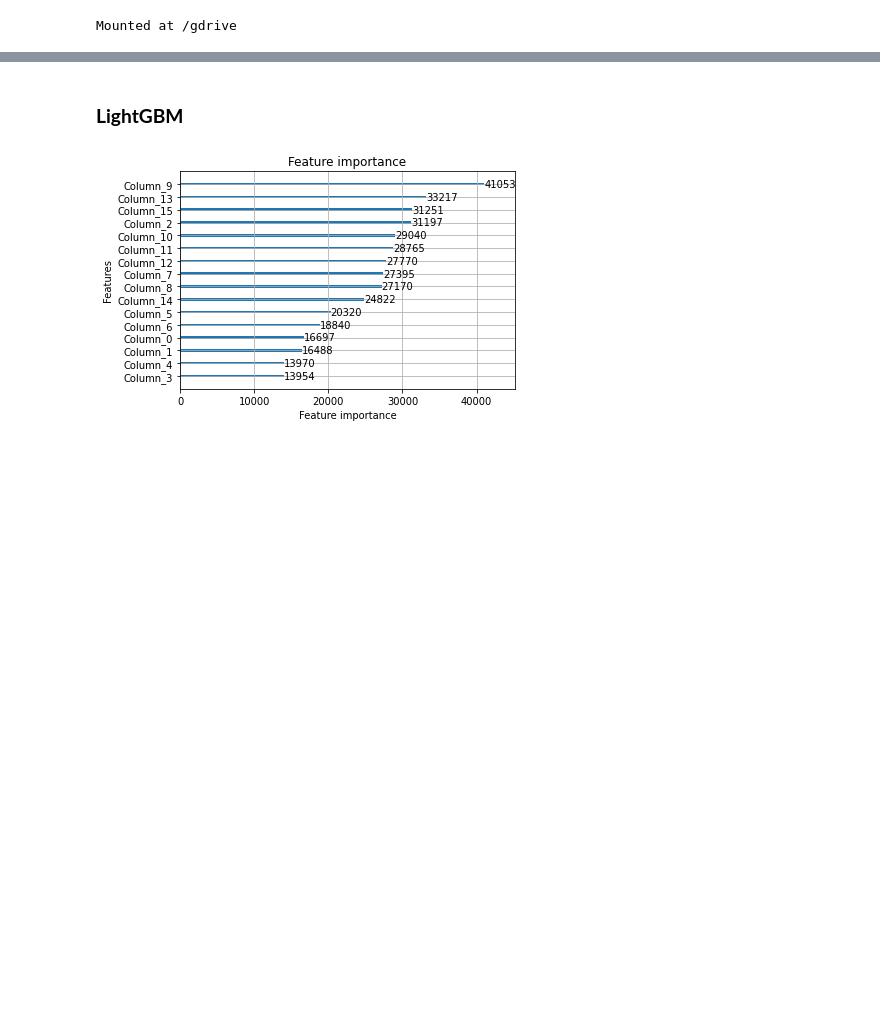
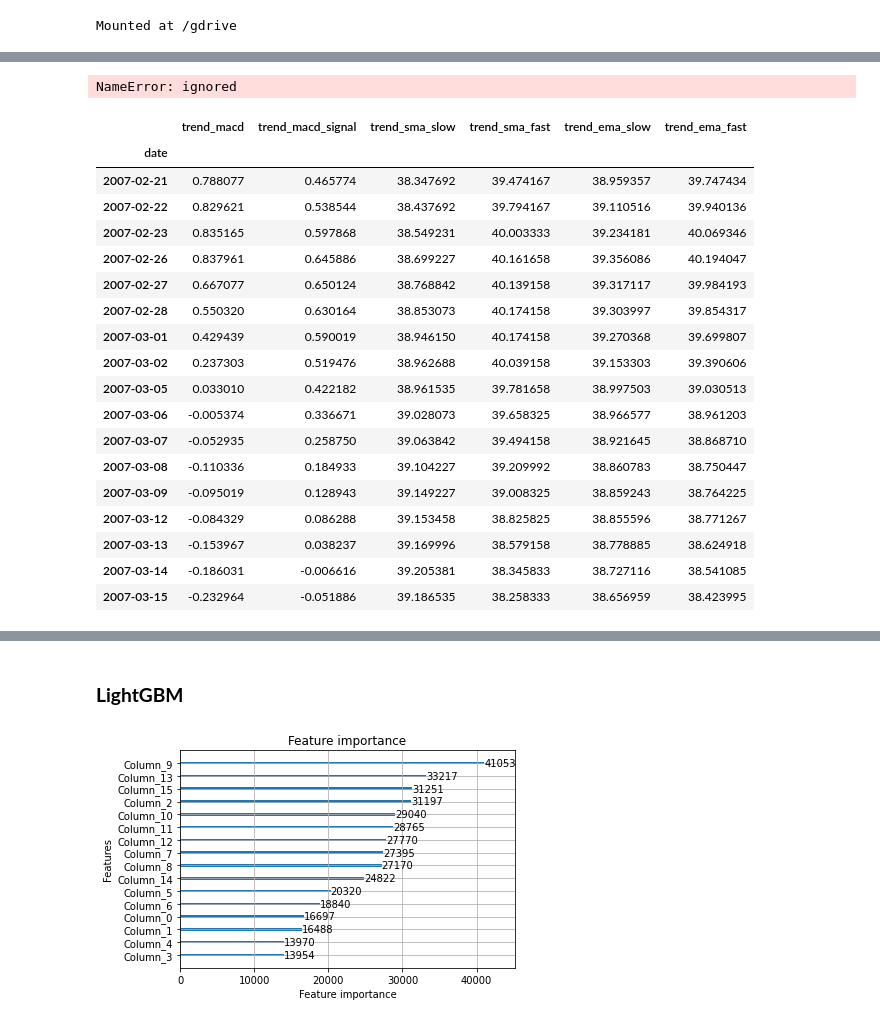
Before and after one commit to puneat/Algorithmic_Portfolio, a Jupyter notebook: Portfolio_Investment.ipynb, the cells around one changed output, grey strips where cells are left out. Saved outputs shown, nothing was run; the diff lists cells and outputs as text; code cells hidden in the pictures; blank space fills up the shorter version.

```diff
--- a/Portfolio_Investment.ipynb
+++ b/Portfolio_Investment.ipynb
@@ -31,3 +43,8 @@ import statsmodels.formula.api as smf
 from sklearn.metrics import mean_absolute_error
 import warnings
 warnings.filterwarnings("ignore")
+# %%
+prices = read_price_data(43)
+#tech_ind = add_all_ta_features(prices, open="open", high="high", low="low", close="close", volume="volume")
+# %% [output]
+NameError: ignored
@@ -34,3 +57,25 @@ warnings.filterwarnings("ignore")
+# %%
+tech_ind[['trend_macd','trend_macd_signal','trend_sma_slow','trend_sma_fast','trend_ema_slow','trend_ema_fast']][33:50]
+# %% [output]
+|  | trend_macd | trend_macd_signal | trend_sma_slow | trend_sma_fast | trend_ema_slow | trend_ema_fast |
+| date |  |  |  |  |  |  |
+| 2007-02-21 | 0.788077 | 0.465774 | 38.347692 | 39.474167 | 38.959357 | 39.747434 |
+| 2007-02-22 | 0.829621 | 0.538544 | 38.437692 | 39.794167 | 39.110516 | 39.940136 |
+| 2007-02-23 | 0.835165 | 0.597868 | 38.549231 | 40.003333 | 39.234181 | 40.069346 |
+| 2007-02-26 | 0.837961 | 0.645886 | 38.699227 | 40.161658 | 39.356086 | 40.194047 |
+| 2007-02-27 | 0.667077 | 0.650124 | 38.768842 | 40.139158 | 39.317117 | 39.984193 |
+| 2007-02-28 | 0.550320 | 0.630164 | 38.853073 | 40.174158 | 39.303997 | 39.854317 |
+| 2007-03-01 | 0.429439 | 0.590019 | 38.946150 | 40.174158 | 39.270368 | 39.699807 |
+| 2007-03-02 | 0.237303 | 0.519476 | 38.962688 | 40.039158 | 39.153303 | 39.390606 |
+| 2007-03-05 | 0.033010 | 0.422182 | 38.961535 | 39.781658 | 38.997503 | 39.030513 |
+| 2007-03-06 | -0.005374 | 0.336671 | 39.028073 | 39.658325 | 38.966577 | 38.961203 |
+| 2007-03-07 | -0.052935 | 0.258750 | 39.063842 | 39.494158 | 38.921645 | 38.868710 |
+| 2007-03-08 | -0.110336 | 0.184933 | 39.104227 | 39.209992 | 38.860783 | 38.750447 |
+| 2007-03-09 | -0.095019 | 0.128943 | 39.149227 | 39.008325 | 38.859243 | 38.764225 |
+| 2007-03-12 | -0.084329 | 0.086288 | 39.153458 | 38.825825 | 38.855596 | 38.771267 |
+| 2007-03-13 | -0.153967 | 0.038237 | 39.169996 | 38.579158 | 38.778885 | 38.624918 |
+| 2007-03-14 | -0.186031 | -0.006616 | 39.205381 | 38.345833 | 38.727116 | 38.541085 |
+| 2007-03-15 | -0.232964 | -0.051886 | 39.186535 | 38.258333 | 38.656959 | 38.423995 |
 # %%
 def read_price_data(idx):
   open = pd.read_csv('/gdrive/My Drive/UBS/S&P500/data/open_price.csv')
```
Also changed, not shown: parts of 12 cells of this notebook.
